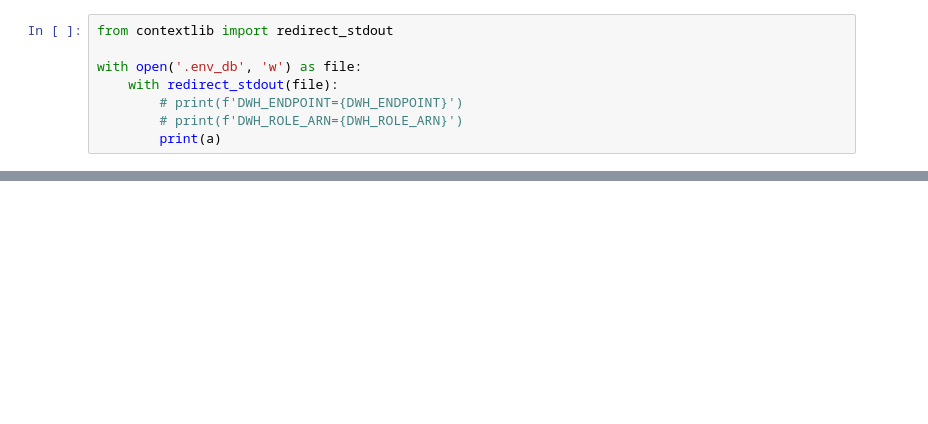
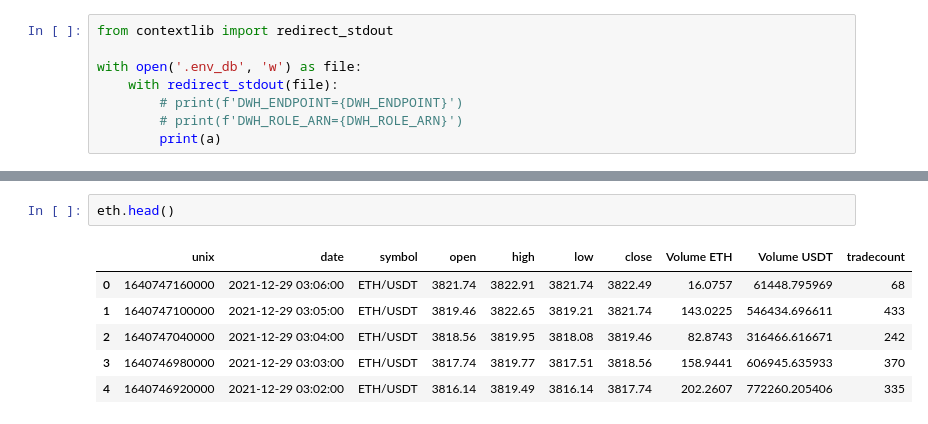
Before and after one commit to tien-duong115/CoinLore_API_Project, a Jupyter notebook: notebook_psql_redshift.ipynb, the cells around one changed output, grey strips where cells are left out. Saved outputs shown, nothing was run; the diff lists cells and outputs as text; blank space fills up the shorter version.

```diff
--- a/notebook_psql_redshift.ipynb
+++ b/notebook_psql_redshift.ipynb
@@ -464,0 +497,9 @@ root
+# %%
+eth.head()
+# %% [output]
+|  | unix | date | symbol | open | high | low | close | Volume ETH | Volume USDT | tradecount |
+| 0 | 1640747160000 | 2021-12-29 03:06:00 | ETH/USDT | 3821.74 | 3822.91 | 3821.74 | 3822.49 | 16.0757 | 61448.795969 | 68 |
+| 1 | 1640747100000 | 2021-12-29 03:05:00 | ETH/USDT | 3819.46 | 3822.65 | 3819.21 | 3821.74 | 143.0225 | 546434.696611 | 433 |
+| 2 | 1640747040000 | 2021-12-29 03:04:00 | ETH/USDT | 3818.56 | 3819.95 | 3818.08 | 3819.46 | 82.8743 | 316466.616671 | 242 |
+| 3 | 1640746980000 | 2021-12-29 03:03:00 | ETH/USDT | 3817.74 | 3819.77 | 3817.51 | 3818.56 | 158.9441 | 606945.635933 | 370 |
+| 4 | 1640746920000 | 2021-12-29 03:02:00 | ETH/USDT | 3816.14 | 3819.49 | 3816.14 | 3817.74 | 202.2607 | 772260.205406 | 335 |
```
Also changed, not shown: parts of 46 cells of this notebook, 8 other files.
